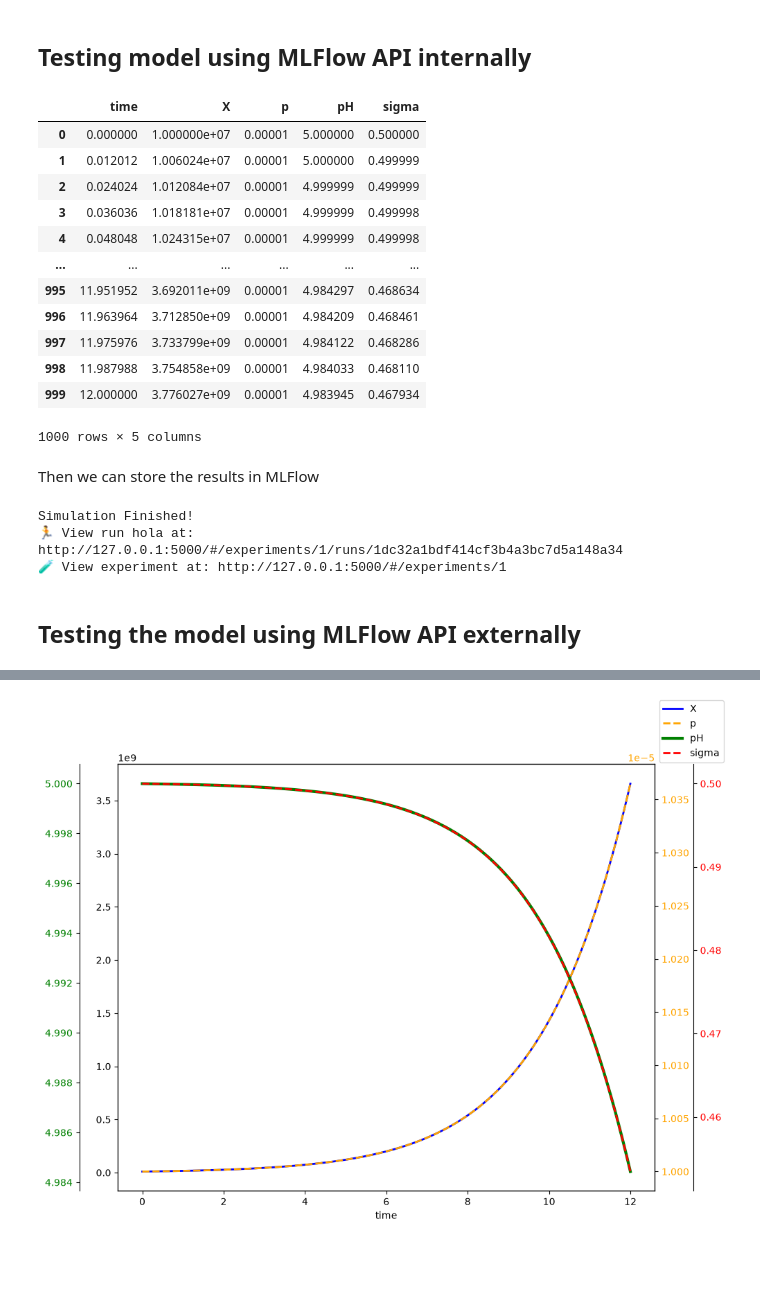
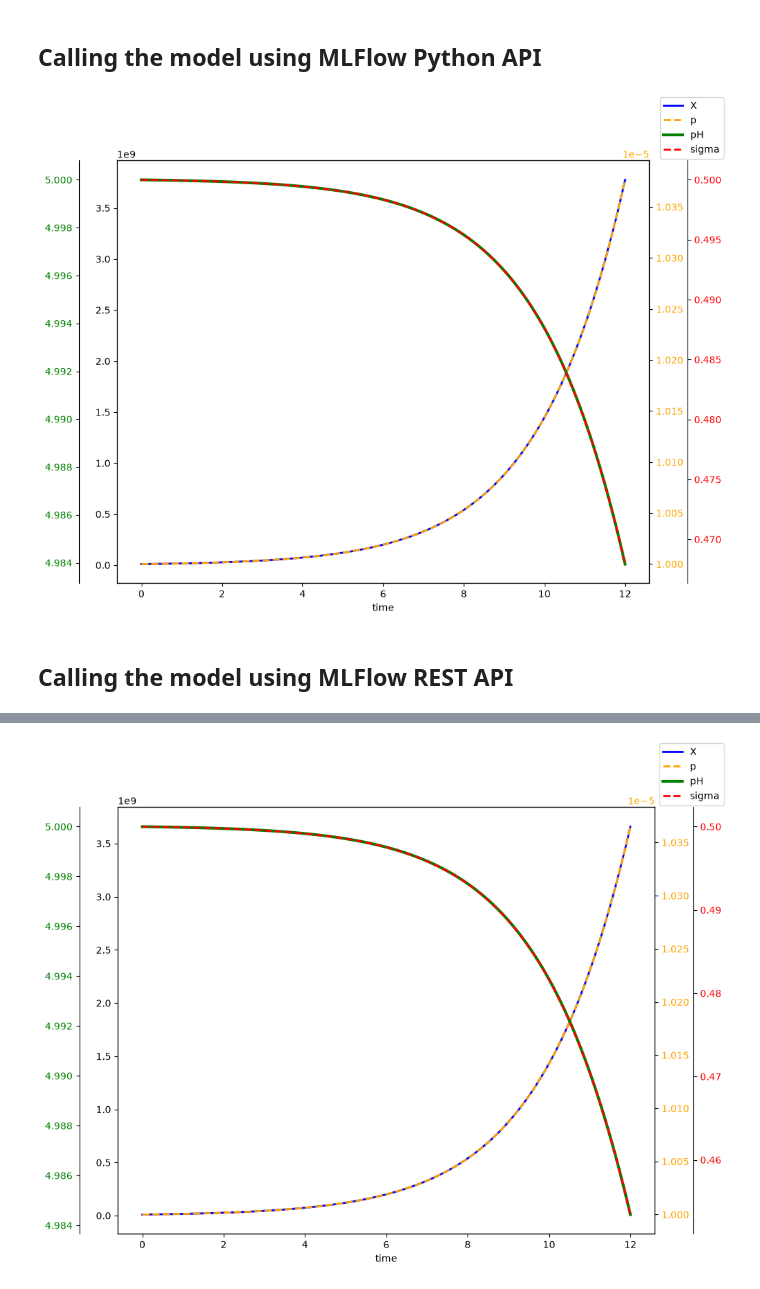
Before and after one commit to diegolopezronda/fonterra-SWE-assessment, a Jupyter notebook: models/cream_cheese_fermentation/cream_cheese_fermentation.ipynb, the cells around one changed output, grey strips where cells are left out. Cells and saved outputs as stored; diff of their text form; code cells hidden in the pictures; blank space fills up the shorter version.

```diff
--- a/models/cream_cheese_fermentation/cream_cheese_fermentation_registry.ipynb
+++ b/models/cream_cheese_fermentation/cream_cheese_fermentation.ipynb
@@ -96,0 +86,26 @@ Created version '1' of model 'Cream-Cheese-Fermentation'.
+# %%
+run_id = None
+with mlflow.start_run(description=model_description) as run:
+    # Associate the run with our model
+    # This will create a new version of the model in the MLFlow model registry
+    mlflow.pyfunc.log_model(
+        name="cream_cheese_fermentation_model",
+        python_model="cream_cheese_fermentation_model.py",
+        registered_model_name=model_name,
+        input_example=model_input,
+        params=params
+    )
+    # Add tags to the run for better organization and searchability
+    mlflow.set_tags(model_tags)
+    # Automatically log parameters, metrics, and models for supported libraries
+    mlflow.autolog()
+    # Log hyperparameters and parameters
+    mlflow.log_params(all_params)
+    # Log each series in the results DataFrame as a separate metric
+    for step, row in results.iterrows():
+        for col_name, value in row.items():
+            mlflow.log_metric(key=col_name, value=value, step=int(step))
+    # Log the results DataFrame as an artifact
+    mlflow.log_table(data=results, artifact_file="results.json")
+    print(f"Simulation Finished!")
+    run_id = run.info.run_id
@@ -97,55 +120,26 @@ Created version '1' of model 'Cream-Cheese-Fermentation'.
 # %% [markdown]
-## Testing model using MLFlow API internally
+## Calling the model using MLFlow Python API
 # %%
-import matplotlib.pyplot as plt
-
 loaded_model = mlflow.pyfunc.load_model(
-    f"runs:/{run_id}/cream_cheese_fermentation_model"
+    f"models:/{model_name}/latest"
 )
 
 x0 = 10e6
 p0 = 10e-6
 mu = 1.0
-q = -16
-c1 = 5
-c2 = 8
+q = -16.0
+c1 = 5.0
+c2 = 8.0
 predict_params = {
-    "model_input": {"y0": [x0, p0], "t_start": 0.0, "t_end": 12, "t_steps": 1000},
-    "params": {"c1": c1, "c2": c2, "mu": mu, "q": q},
+    "model_input": {"c1": c1, "c2": c2, "mu": mu, "q": q},
+    "params": {"y0": [x0, p0], "t_start": 0.0, "t_end": 12, "t_steps": 1000},
 }
 
-results = loaded_model.predict(predict_params["model_input"],predict_params["params"])
-results
+results = loaded_model.predict(predict_params["model_input"])
+plot(results)
 # %% [output]
-|  | time | X | p | pH | sigma |
-| 0 | 0.000000 | 1.000000e+07 | 0.00001 | 5.000000 | 0.500000 |
-| 1 | 0.012012 | 1.006024e+07 | 0.00001 | 5.000000 | 0.499999 |
-| 2 | 0.024024 | 1.012084e+07 | 0.00001 | 4.999999 | 0.499999 |
-| 3 | 0.036036 | 1.018181e+07 | 0.00001 | 4.999999 | 0.499998 |
-| 4 | 0.048048 | 1.024315e+07 | 0.00001 | 4.999999 | 0.499998 |
-| ... | ... | ... | ... | ... | ... |
-| 995 | 11.951952 | 3.692011e+09 | 0.00001 | 4.984297 | 0.468634 |
-| 996 | 11.963964 | 3.712850e+09 | 0.00001 | 4.984209 | 0.468461 |
-| 997 | 11.975976 | 3.733799e+09 | 0.00001 | 4.984122 | 0.468286 |
-| 998 | 11.987988 | 3.754858e+09 | 0.00001 | 4.984033 | 0.468110 |
-| 999 | 12.000000 | 3.776027e+09 | 0.00001 | 4.983945 | 0.467934 |
-1000 rows × 5 columns
+[figure, added]
-# %% [markdown]
-Then we can store the results in MLFlow
-# %%
-if results is not None:
-    with mlflow.start_run(run_name="hola"):
-        mlflow.log_params(predict_params["params"])
-        for step, row in results.iterrows():
-           for col_name, value in row.items():
-              mlflow.log_metric(key=col_name, value=value, step=int(step))
-        mlflow.log_table(data=results, artifact_file="trajectory_table.json")
-        print(f"Simulation Finished!")
-# %% [output]
-Simulation Finished!
-🏃 View run hola at: http://127.0.0.1:5000/#/experiments/1/runs/1dc32a1bdf414cf3b4a3bc7d5a148a34
-🧪 View experiment at: http://127.0.0.1:5000/#/experiments/1
 # %% [markdown]
-## Testing the model using MLFlow API externally
+## Calling the model using MLFlow REST API
 # %% [markdown]
 To enable external access to the model, we can use the MLFlow REST API. To serve the model we can use the following command:
```
Also changed, not shown: parts of 22 cells of this notebook, 15 other files.
